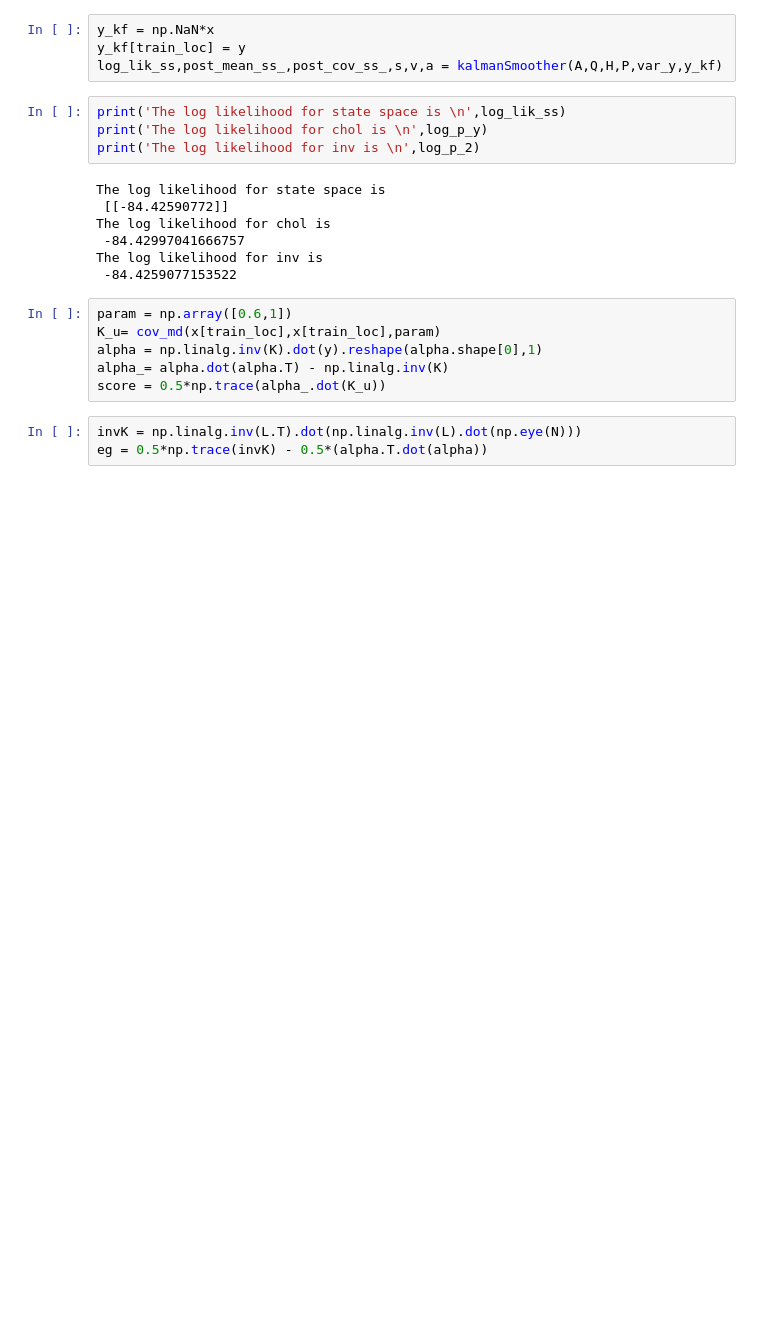
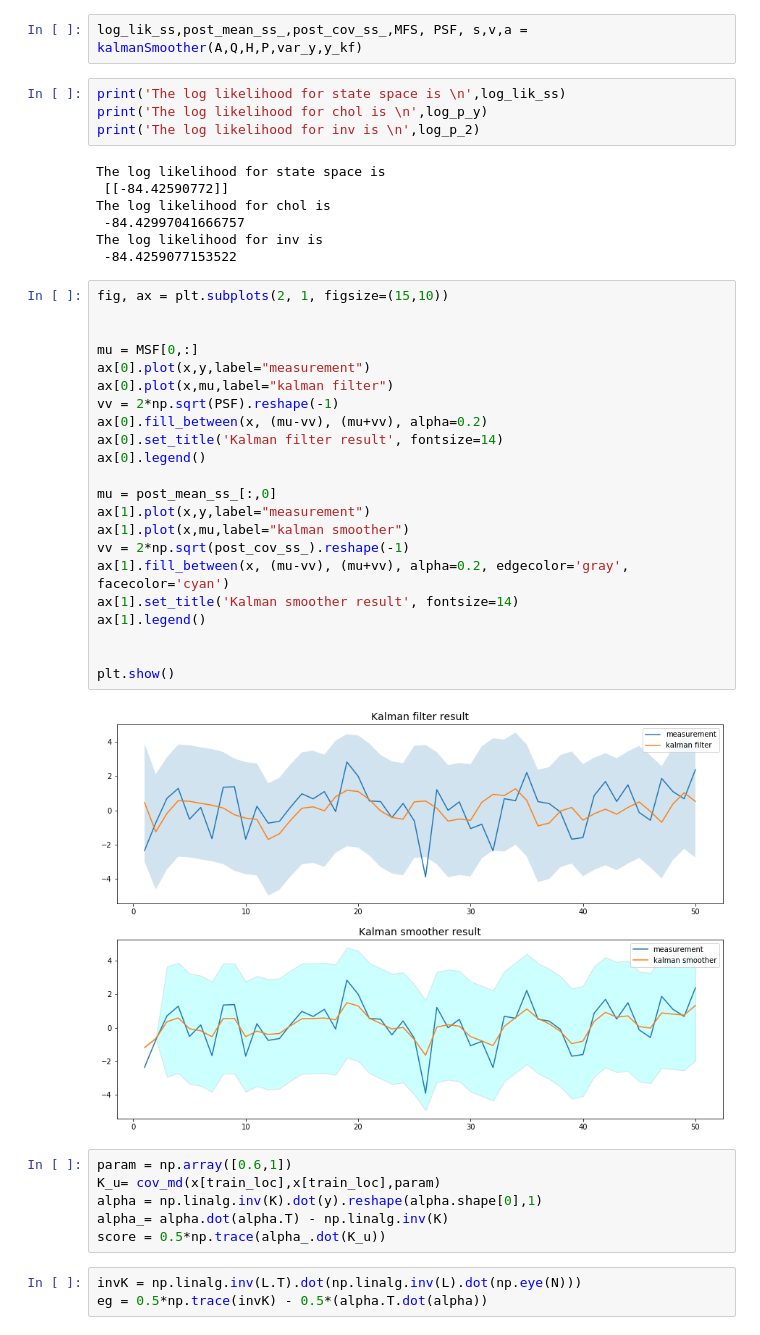
Before and after one commit to edchangy11/GP_trading, a Jupyter notebook: state space.ipynb, the cells around one changed output. Drawn from its saved outputs; the diff is of its cells as text; blank space fills up the shorter version.

```diff
--- a/state space.ipynb
+++ b/state space.ipynb
@@ -163,7 +171,5 @@ Q = P - A.dot(P).dot(A.T)
 # %%
-y_kf = np.NaN*x
-y_kf[train_loc] = y
-log_lik_ss,post_mean_ss_,post_cov_ss_,s,v,a = kalmanSmoother(A,Q,H,P,var_y,y_kf)
+log_lik_ss,post_mean_ss_,post_cov_ss_,MFS, PSF, s,v,a = kalmanSmoother(A,Q,H,P,var_y,y_kf)
 # %%
 print('The log likelihood for state space is \n',log_lik_ss)
 print('The log likelihood for chol is \n',log_p_y)
@@ -175,6 +181,30 @@ The log likelihood for chol is
  -84.42997041666757
 The log likelihood for inv is
  -84.4259077153522
+# %%
+fig, ax = plt.subplots(2, 1, figsize=(15,10))
+
+
+mu = MSF[0,:]
+ax[0].plot(x,y,label="measurement")
+ax[0].plot(x,mu,label="kalman filter")
+vv = 2*np.sqrt(PSF).reshape(-1)
+ax[0].fill_between(x, (mu-vv), (mu+vv), alpha=0.2)
+ax[0].set_title('Kalman filter result', fontsize=14)
+ax[0].legend()
+
+mu = post_mean_ss_[:,0]
+ax[1].plot(x,y,label="measurement")
+ax[1].plot(x,mu,label="kalman smoother")
+vv = 2*np.sqrt(post_cov_ss_).reshape(-1)
+ax[1].fill_between(x, (mu-vv), (mu+vv), alpha=0.2, edgecolor='gray', facecolor='cyan')
+ax[1].set_title('Kalman smoother result', fontsize=14)
+ax[1].legend()
+
+
+plt.show()
+# %% [output]
+[figure, added]
 # %%
 param = np.array([0.6,1])
 K_u= cov_md(x[train_loc],x[train_loc],param)
```
Also changed, not shown: parts of 4 cells of this notebook.
